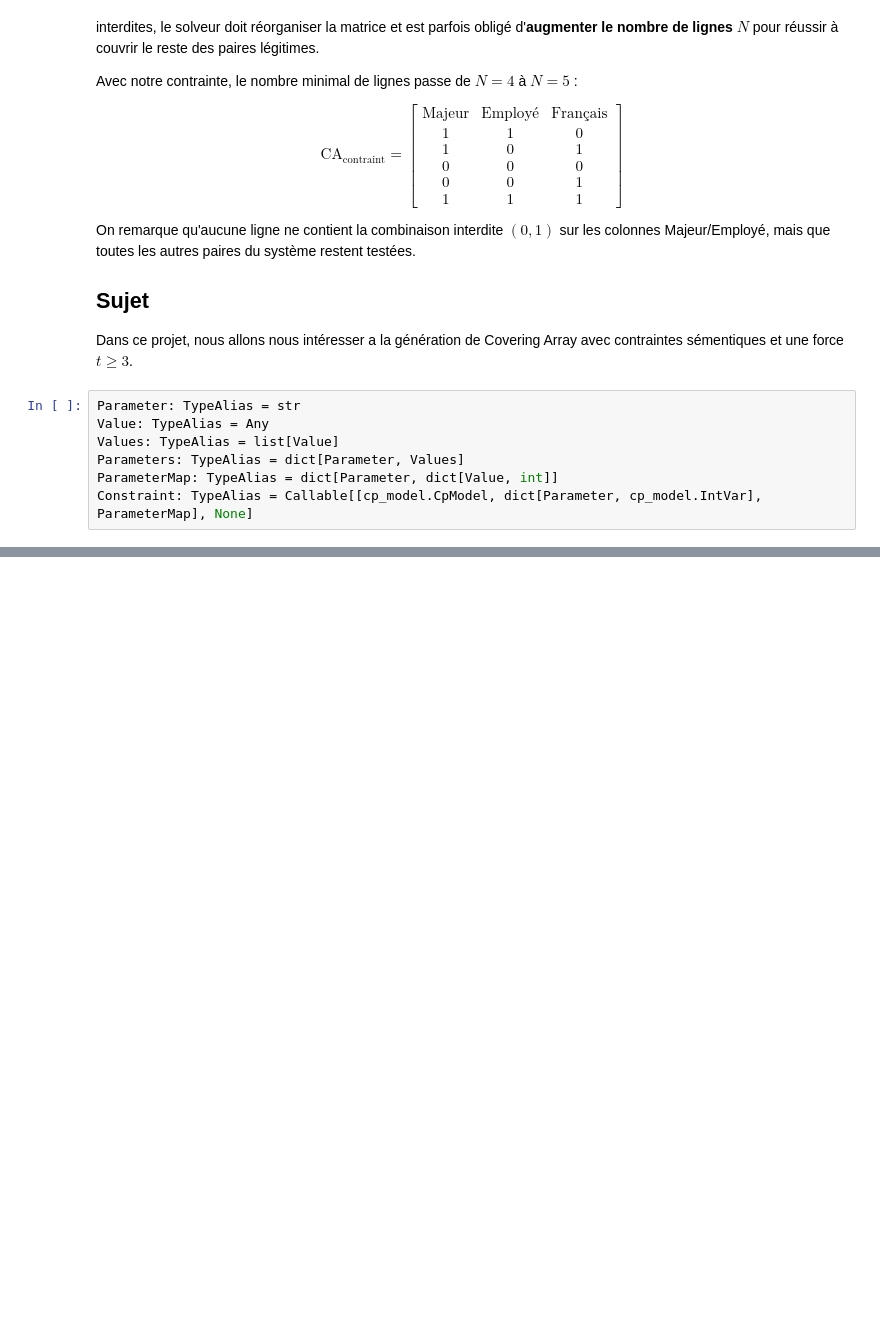
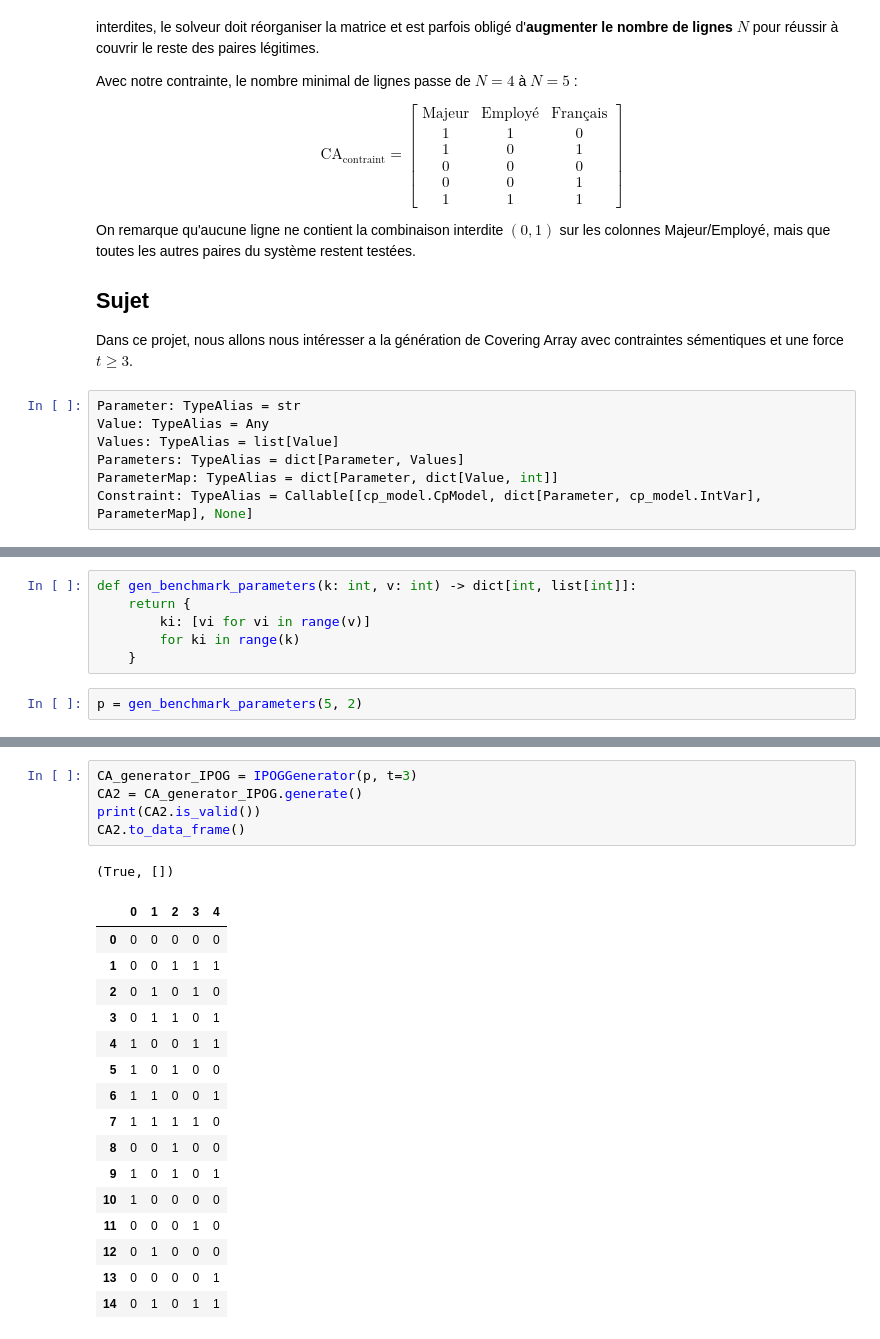
Before and after one commit to jsboigeEpita/2026-Epita-Programmation-par-Contraintes, a Jupyter notebook: H4-Covering-Arrays/src/main.ipynb, the cells around one changed output, grey strips where cells are left out. Drawn from its saved outputs; the diff is of its cells as text; blank space fills up the shorter version.

```diff
--- a/H4-Covering-Arrays/src/main.ipynb
+++ b/H4-Covering-Arrays/src/main.ipynb
@@ -316,0 +807,8 @@ CA.pretty_print()
+# %%
+def gen_benchmark_parameters(k: int, v: int) -> dict[int, list[int]]:
+    return {
+        ki: [vi for vi in range(v)]
+        for ki in range(k)
+    }
+# %%
+p = gen_benchmark_parameters(5, 2)
@@ -316,0 +833,23 @@ CA.pretty_print()
+# %%
+CA_generator_IPOG = IPOGGenerator(p, t=3)
+CA2 = CA_generator_IPOG.generate()
+print(CA2.is_valid())
+CA2.to_data_frame()
+# %% [output]
+(True, [])
+|  | 0 | 1 | 2 | 3 | 4 |
+| 0 | 0 | 0 | 0 | 0 | 0 |
+| 1 | 0 | 0 | 1 | 1 | 1 |
+| 2 | 0 | 1 | 0 | 1 | 0 |
+| 3 | 0 | 1 | 1 | 0 | 1 |
+| 4 | 1 | 0 | 0 | 1 | 1 |
+| 5 | 1 | 0 | 1 | 0 | 0 |
+| 6 | 1 | 1 | 0 | 0 | 1 |
+| 7 | 1 | 1 | 1 | 1 | 0 |
+| 8 | 0 | 0 | 1 | 0 | 0 |
+| 9 | 1 | 0 | 1 | 0 | 1 |
+| 10 | 1 | 0 | 0 | 0 | 0 |
+| 11 | 0 | 0 | 0 | 1 | 0 |
+| 12 | 0 | 1 | 0 | 0 | 0 |
+| 13 | 0 | 0 | 0 | 0 | 1 |
+| 14 | 0 | 1 | 0 | 1 | 1 |
```
Also changed, not shown: parts of 15 cells of this notebook.
